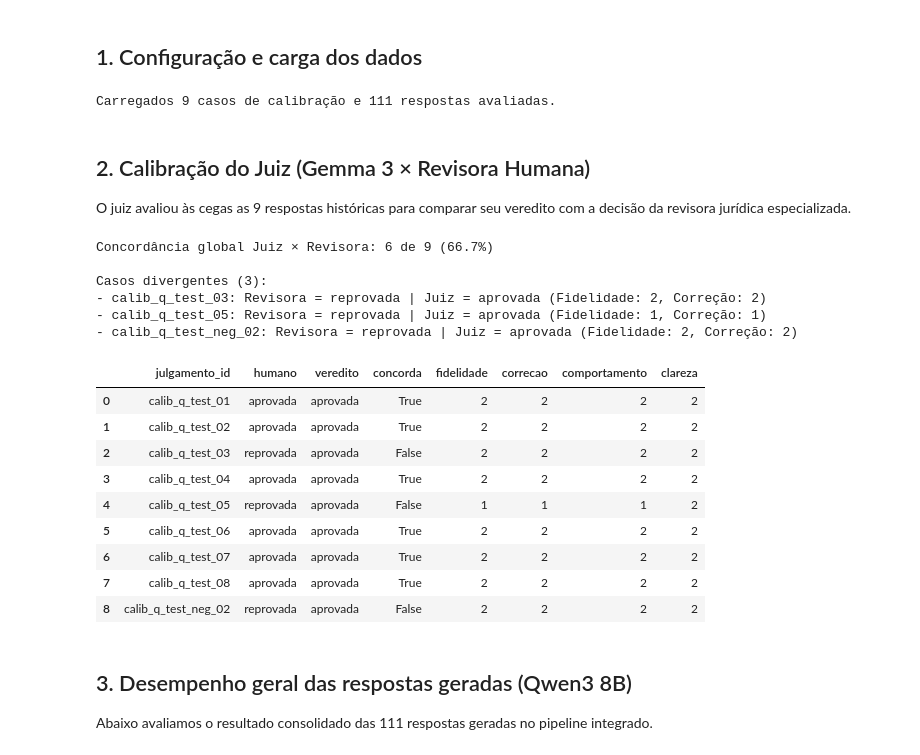
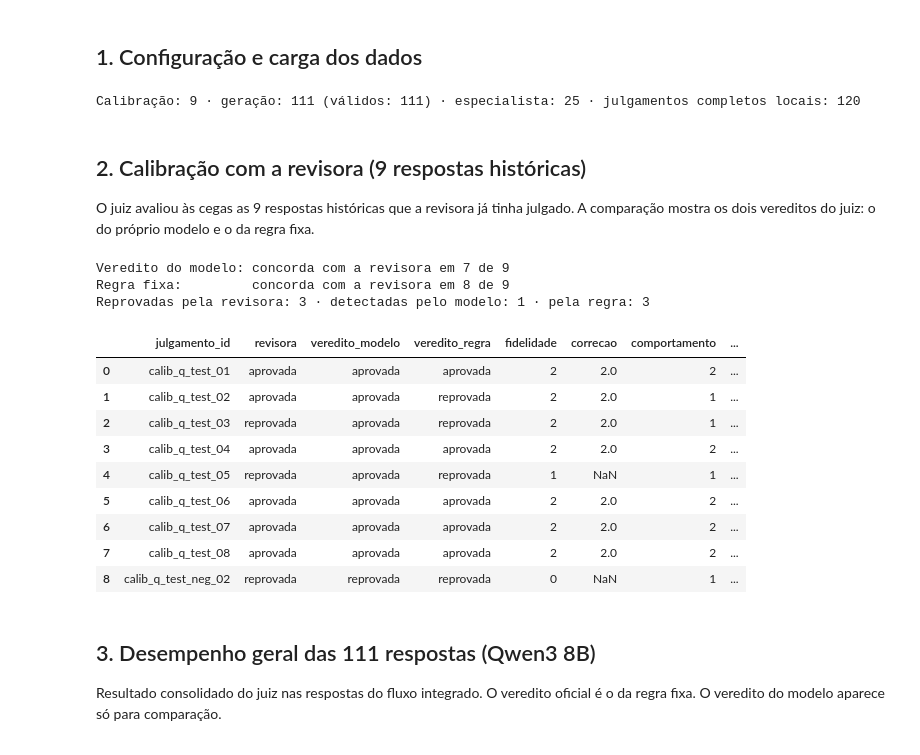
Before and after one commit to MayaraVieiraa/challenge3, a Jupyter notebook: notebooks/03_integracao/04_avaliacao.ipynb, the cells around one changed output. Cells and saved outputs as stored; diff of their text form; code cells hidden in the pictures.

```diff
--- a/notebooks/03_integracao/04_avaliacao.ipynb
+++ b/notebooks/03_integracao/04_avaliacao.ipynb
@@ -31,6 +37,7 @@ import sys, json
 import pandas as pd
 import numpy as np
 import matplotlib.pyplot as plt
+from matplotlib.patches import Patch
 from IPython.display import display, Markdown
 
 ROOT = next(p for p in (Path.cwd(), *Path.cwd().parents) if (p / 'src/integracao').exists())
@@ -38,56 +45,55 @@ if str(ROOT) not in sys.path:
     sys.path.insert(0, str(ROOT))
 
 RELATORIOS = ROOT / 'reports/integracao/juiz'
-RELATORIOS.mkdir(parents=True, exist_ok=True)
-BASE_KAGGLE = ROOT / 'output/kaggle/juiz'
+BASE_KAGGLE = ROOT / 'output/kaggle/juiz_27b'
+APROVADA, REPROVADA, NEUTRA = '#2ca02c', '#d62728', '#7f7f7f'
 
-df_calib = pd.read_csv(RELATORIOS / 'calibracao.csv')
-df_julg = pd.read_csv(RELATORIOS / 'julgamentos.csv')
+df_calib = pd.read_csv(RELATORIOS / 'calibracao_27b.csv')
+df_julg = pd.read_csv(RELATORIOS / 'julgamentos_27b.csv')
+df_julg['id'] = df_julg.julgamento_id.str.removeprefix('ger_')
+df_humano = pd.read_csv(RELATORIOS / 'concordancia_humano_27b.csv')
+df_diag = pd.read_csv(RELATORIOS / 'diagnostico_especialista_27b.csv')
+df_fontes = pd.read_csv(RELATORIOS / 'marcacao_fontes_geracao.csv')
 
 julgamentos_completos = []
-arquivo_julg = BASE_KAGGLE / 'julgamentos.jsonl'
+arquivo_julg = BASE_KAGGLE / 'julgamentos.jsonl'   # fora do Git; só para os exemplos da seção 6
 if arquivo_julg.exists():
     julgamentos_completos = [json.loads(l) for l in arquivo_julg.read_text(encoding='utf-8').splitlines() if l.strip()]
 
-print(f'Carregados {len(df_calib)} casos de calibração e {len(df_julg)} respostas avaliadas.')
+print(f'Calibração: {len(df_calib)} · geração: {len(df_julg)} (válidos: {df_julg.valido.sum()}) · '
+      f'especialista: {len(df_humano)} · julgamentos completos locais: {len(julgamentos_completos)}')
 # %% [output]
-Carregados 9 casos de calibração e 111 respostas avaliadas.
+Calibração: 9 · geração: 111 (válidos: 111) · especialista: 25 · julgamentos completos locais: 120
 # %% [markdown]
-## 2. Calibração do Juiz (Gemma 3 × Revisora Humana)
+## 2. Calibração com a revisora (9 respostas históricas)
 
-O juiz avaliou às cegas as 9 respostas históricas para comparar seu veredito com a decisão da revisora jurídica especializada.
+O juiz avaliou às cegas as 9 respostas históricas que a revisora já tinha julgado. A comparação mostra os dois vereditos do juiz: o do próprio modelo e o da regra fixa.
 # %%
-concordancias = df_calib['concorda'].sum()
-total_calib = len(df_calib)
+total = len(df_calib)
+print(f"Veredito do modelo: concorda com a revisora em {df_calib.concorda.sum()} de {total}")
+print(f"Regra fixa:         concorda com a revisora em {df_calib.concorda_regra.sum()} de {total}")
+reprov = df_calib[df_calib.humano == 'reprovada']
+print(f"Reprovadas pela revisora: {len(reprov)} · detectadas pelo modelo: {(reprov.veredito == 'reprovada').sum()}"
+      f" · pela regra: {(reprov.veredito_regra == 'reprovada').sum()}")
 
-print(f'Concordância global Juiz × Revisora: {concordancias} de {total_calib} ({concordancias/total_calib*100:.1f}%)')
-
-colunas_visao = ['julgamento_id', 'humano', 'veredito', 'concorda', 'fidelidade', 'correcao', 'comportamento', 'clareza']
-display(df_calib[colunas_visao])
-
-divergentes = df_calib[~df_calib.concorda]
-print(f'\nCasos divergentes ({len(divergentes)}):')
-for _, row in divergentes.iterrows():
-    print(f"- {row['julgamento_id']}: Revisora = {row['humano']} | Juiz = {row['veredito']} (Fidelidade: {row['fidelidade']}, Correção: {row['correcao']})")
+colunas = ['julgamento_id', 'humano', 'veredito', 'veredito_regra', 'fidelidade', 'correcao', 'comportamento', 'clareza', 'sem_apoio']
+display(df_calib[colunas].rename(columns={'humano': 'revisora', 'veredito': 'veredito_modelo'}))
 # %% [output]
-Concordância global Juiz × Revisora: 6 de 9 (66.7%)
-
-Casos divergentes (3):
-- calib_q_test_03: Revisora = reprovada | Juiz = aprovada (Fidelidade: 2, Correção: 2)
-- calib_q_test_05: Revisora = reprovada | Juiz = aprovada (Fidelidade: 1, Correção: 1)
-- calib_q_test_neg_02: Revisora = reprovada | Juiz = aprovada (Fidelidade: 2, Correção: 2)
+Veredito do modelo: concorda com a revisora em 7 de 9
+Regra fixa:         concorda com a revisora em 8 de 9
+Reprovadas pela revisora: 3 · detectadas pelo modelo: 1 · pela regra: 3
-|  | julgamento_id | humano | veredito | concorda | fidelidade | correcao | comportamento | clareza |
-| 0 | calib_q_test_01 | aprovada | aprovada | True | 2 | 2 | 2 | 2 |
-| 1 | calib_q_test_02 | aprovada | aprovada | True | 2 | 2 | 2 | 2 |
-| 2 | calib_q_test_03 | reprovada | aprovada | False | 2 | 2 | 2 | 2 |
-| 3 | calib_q_test_04 | aprovada | aprovada | True | 2 | 2 | 2 | 2 |
-| 4 | calib_q_test_05 | reprovada | aprovada | False | 1 | 1 | 1 | 2 |
-| 5 | calib_q_test_06 | aprovada | aprovada | True | 2 | 2 | 2 | 2 |
-| 6 | calib_q_test_07 | aprovada | aprovada | True | 2 | 2 | 2 | 2 |
-| 7 | calib_q_test_08 | aprovada | aprovada | True | 2 | 2 | 2 | 2 |
-| 8 | calib_q_test_neg_02 | reprovada | aprovada | False | 2 | 2 | 2 | 2 |
+|  | julgamento_id | revisora | veredito_modelo | veredito_regra | fidelidade | correcao | comportamento | ... |
+| 0 | calib_q_test_01 | aprovada | aprovada | aprovada | 2 | 2.0 | 2 | ... |
+| 1 | calib_q_test_02 | aprovada | aprovada | reprovada | 2 | 2.0 | 1 | ... |
+| 2 | calib_q_test_03 | reprovada | aprovada | reprovada | 2 | 2.0 | 1 | ... |
+| 3 | calib_q_test_04 | aprovada | aprovada | aprovada | 2 | 2.0 | 2 | ... |
+| 4 | calib_q_test_05 | reprovada | aprovada | reprovada | 1 | NaN | 1 | ... |
+| 5 | calib_q_test_06 | aprovada | aprovada | aprovada | 2 | 2.0 | 2 | ... |
+| 6 | calib_q_test_07 | aprovada | aprovada | aprovada | 2 | 2.0 | 2 | ... |
+| 7 | calib_q_test_08 | aprovada | aprovada | aprovada | 2 | 2.0 | 2 | ... |
+| 8 | calib_q_test_neg_02 | reprovada | reprovada | reprovada | 0 | NaN | 1 | ... |
 # %% [markdown]
-## 3. Desempenho geral das respostas geradas (Qwen3 8B)
+## 3. Desempenho geral das 111 respostas (Qwen3 8B)
 
-Abaixo avaliamos o resultado consolidado das 111 respostas geradas no pipeline integrado.
+Resultado consolidado do juiz nas respostas do fluxo integrado. O veredito oficial é o da regra fixa. O veredito do modelo aparece só para comparação.
 # %%
```
Also changed, not shown: parts of 18 cells of this notebook, 11 other files.
